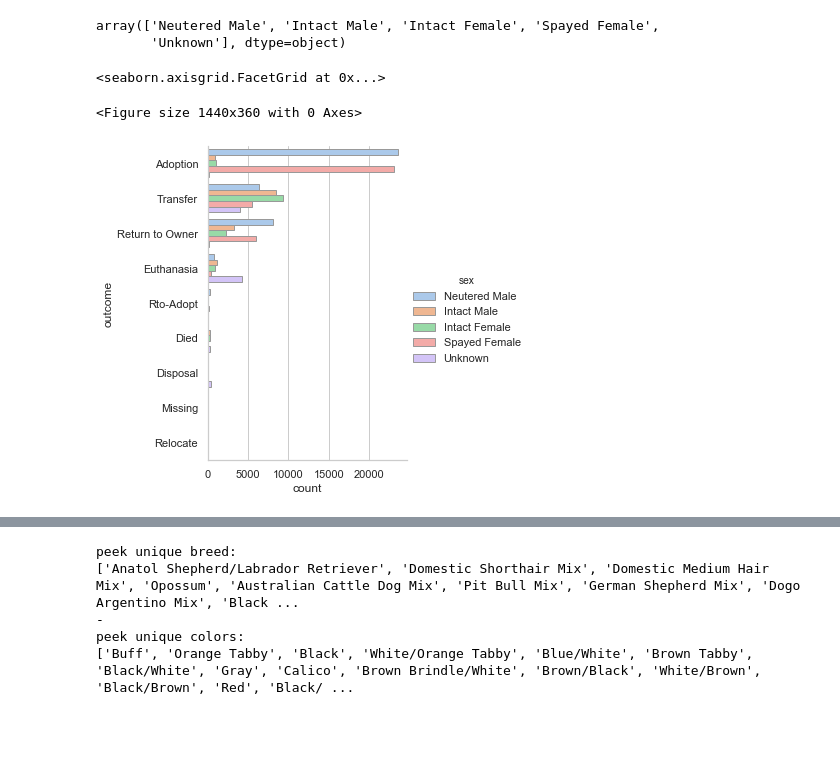
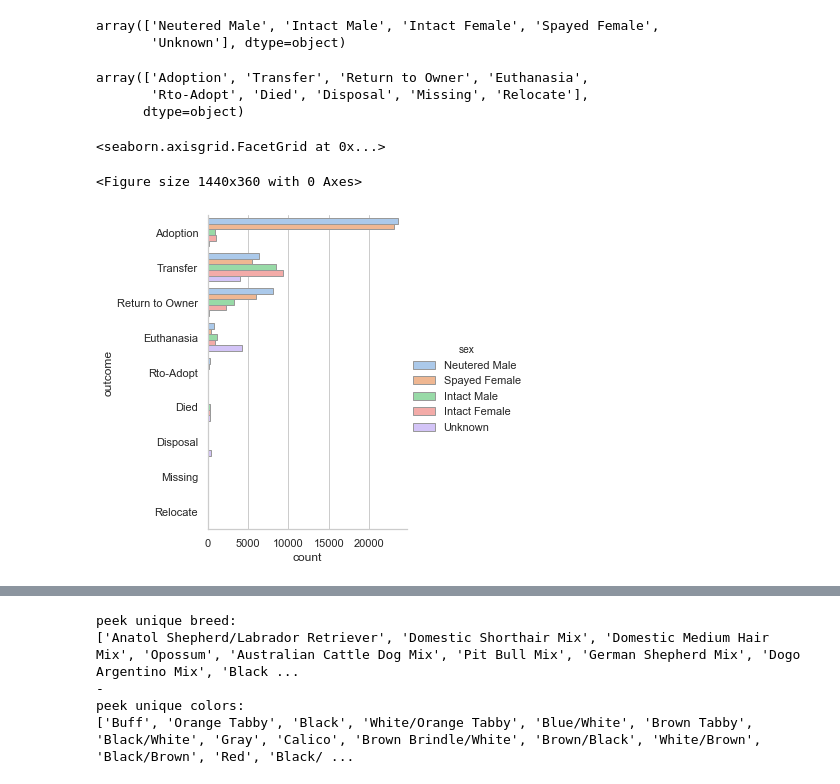
Before and after one commit to Jacqueline-A-Shay/Animal_Shelter, a Jupyter notebook: u.ipynb, the cells around one changed output, grey strips where cells are left out. Cells and saved outputs as stored; diff of their text form; code cells hidden in the pictures; blank space fills up the shorter version.

```diff
--- a/u.ipynb
+++ b/u.ipynb
@@ -181,13 +181,21 @@ df.sex.unique()
 # %% [output]
 array(['Neutered Male', 'Intact Male', 'Intact Female', 'Spayed Female',
        'Unknown'], dtype=object)
+# %%
+df.outcome.unique()
+# %% [output]
+array(['Adoption', 'Transfer', 'Return to Owner', 'Euthanasia',
+       'Rto-Adopt', 'Died', 'Disposal', 'Missing', 'Relocate'],
+      dtype=object)
 # %%
 # explore if there's a difference between neutered/ intact
 plt.figure(figsize=(20,5))
 sns.catplot(y="outcome", hue="sex", kind="count",
             palette="pastel", edgecolor=".6",
-            data=df)
+            data=df,
+            order = ['Adoption', 'Transfer', 'Return to Owner', 'Euthanasia','Rto-Adopt', 'Died', 'Disposal', 'Missing', 'Relocate'],
+            hue_order = ['Neutered Male', 'Spayed Female', 'Intact Male', 'Intact Female','Unknown'])
 # %% [output]
 <seaborn.axisgrid.FacetGrid at 0x...>
 <Figure size 1440x360 with 0 Axes>
-[figure, old version]
+[figure, new version]
```
Also changed, not shown: parts of 14 cells of this notebook.
